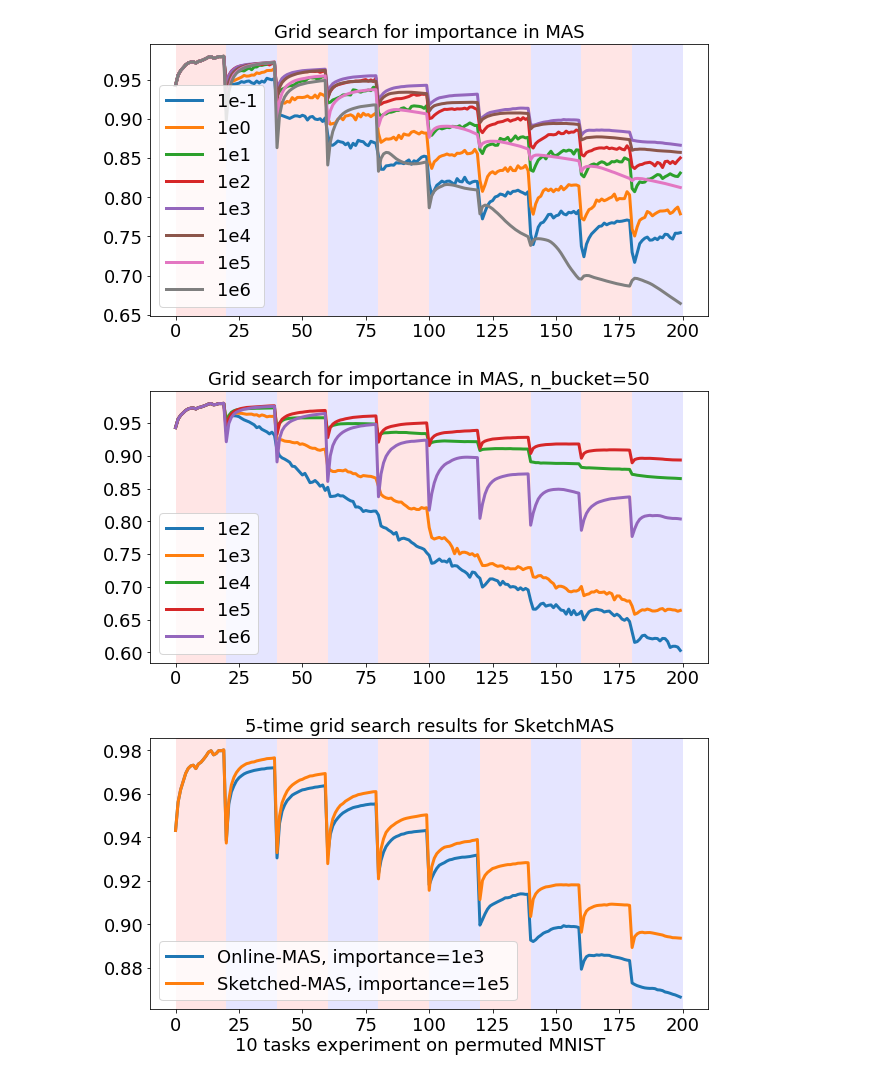
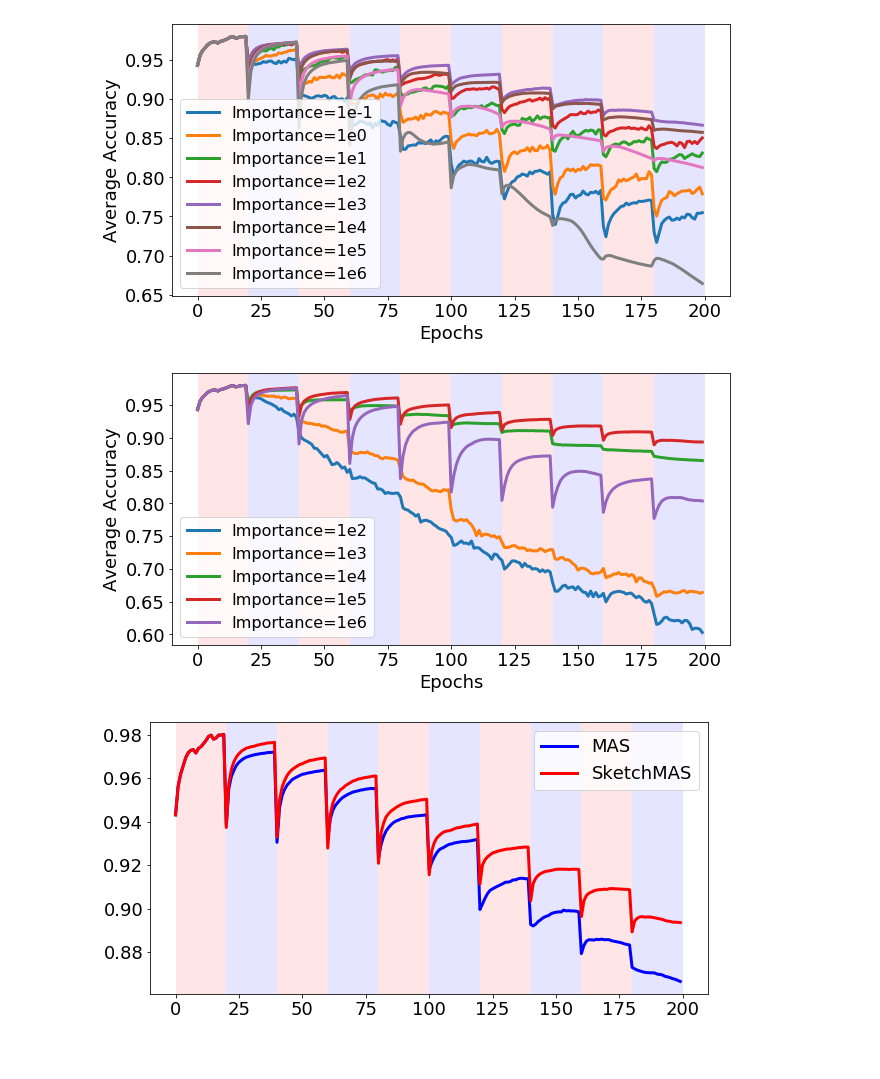
Before and after one commit to lihr04/corel2m, a Jupyter notebook: Visualization_MAS.ipynb, the cells around one changed output. Cells and saved outputs as stored; diff of their text form; code cells hidden in the pictures.

Commit message:
sketch algo for complex model

```diff
--- a/Visualization_MAS.ipynb
+++ b/Visualization_MAS.ipynb
@@ -53,11 +54,12 @@ for t in range(num_task):
 for i in range(8):
     plt.plot(get_mean_acc(acc_mas_list[i],epochs),linewidth=3)
 plt.xticks(fontsize=18),plt.yticks(fontsize=18)
-plt.legend(['1e-1', '1e0', '1e1', '1e2', '1e3', '1e4', '1e5', '1e6'],fontsize=18)
-plt.title('Grid search for importance in MAS',fontsize=18)
+plt.legend(['Importance=1e-1', 'Importance=1e0', 'Importance=1e1', 'Importance=1e2', 'Importance=1e3', 'Importance=1e4', 'Importance=1e5', 'Importance=1e6'],fontsize=16)
+plt.xlabel('Epochs',fontsize=18),plt.ylabel('Average Accuracy',fontsize=18)
+plt.savefig('figure/grid_search_sketch_mas_compare.svg',format='svg')
 plt.show()
 # %% [output]
-[figure, old version]
+[figure, new version]
 # %%
 plt.figure(figsize=(10,5))
 for t in range(num_task):
@@ -69,31 +71,31 @@ for t in range(num_task):
 for i in range(5):
     plt.plot(get_mean_acc(acc_sketch_mas_list[i],epochs),linewidth=3)
 plt.xticks(fontsize=18),plt.yticks(fontsize=18)
-plt.legend(['1e2', '1e3', '1e4', '1e5', '1e6'],fontsize=18)
-plt.title('Grid search for importance in MAS, n_bucket=50',fontsize=18)
+plt.legend(['Importance=1e2', 'Importance=1e3', 'Importance=1e4', 'Importance=1e5', 'Importance=1e6'],fontsize=16)
+plt.xlabel('Epochs',fontsize=18),plt.ylabel('Average Accuracy',fontsize=18)
+plt.savefig('figure/grid_search_sketch_mas_50_sketches.svg',format='svg')
 plt.show()
 # %% [output]
-[figure, old version]
+[figure, new version]
 # %%
 acc_mas = acc_mas_list[4]
 acc_sketch_mas = acc_sketch_mas_list[3]
 
 plt.figure(figsize=(10,5))
 for t in range(num_task):
     if t%2:
         c='b'
     else:
         c='r'
     plt.axvspan(t*epochs, (t+1)*epochs, facecolor=c, alpha=0.1)
-plt.plot(get_mean_acc(acc_mas,epochs),linewidth=3)
-plt.plot(get_mean_acc(acc_sketch_mas,epochs),linewidth=3)
+plt.plot(get_mean_acc(acc_mas,epochs),'b',linewidth=3)
+plt.plot(get_mean_acc(acc_sketch_mas,epochs),'r',linewidth=3)
 plt.xticks(fontsize=18),plt.yticks(fontsize=18)
-plt.legend(['Online-MAS, importance=1e3','Sketched-MAS, importance=1e5'],fontsize=18)
-plt.title('5-time grid search results for SketchMAS',fontsize=18)
-plt.figtext(0.5, 0.01, '%d tasks experiment on permuted MNIST'%(num_task), wrap=True, horizontalalignment='center', fontsize=18)
+plt.legend(['MAS','SketchMAS'],fontsize=18)
+plt.savefig('figure/grid_search_sketch_mas_compare.svg',format='svg')
 plt.show()
 # %% [output]
-[figure, old version]
+[figure, new version]
 # %%
 acc_sketch_mas_buckets_list = [[] for i in range(5)]
 for i in range(5):
```
Also changed, not shown: parts of 6 cells of this notebook, 14 other files.
